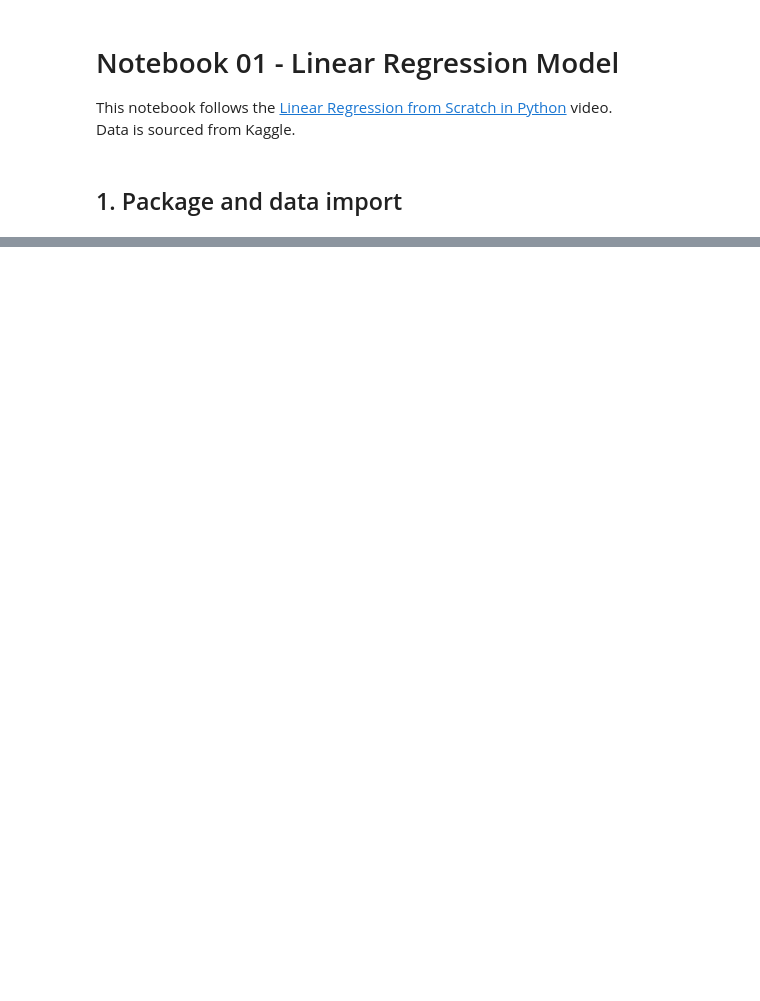
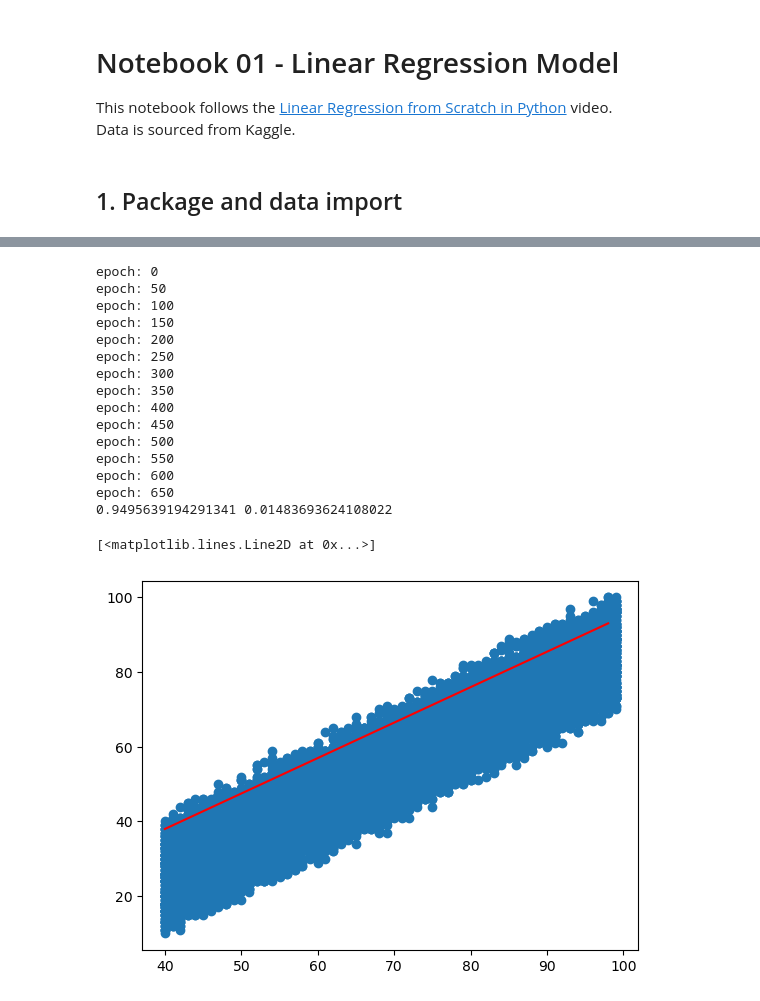
Before and after one commit to KylaYy/first-regression-model, a Jupyter notebook: NB01-DataProcessing.ipynb, the cells around one changed output, grey strips where cells are left out. Cells and saved outputs as stored; diff of their text form; code cells hidden in the pictures; blank space fills up the shorter version.

Commit message:
Set learning rate and epochs

```diff
--- a/NB01-DataProcessing.ipynb
+++ b/NB01-DataProcessing.ipynb
@@ -35,0 +101,37 @@ plt.scatter()
+# %%
+# Defining starting and iteration values
+
+m = 0
+b = 0
+L = 0.003   #'step' size
+epochs = 700   #number of iterations
+
+# best so far: L = 0.005, epochs = 300
+
+for i in range(epochs):
+    if i % 50 == 0:
+        print(f'epoch: {i}')
+    m, b = gradient_descent(m, b, points, L)
+
+print(m, b)
+
+plt.scatter(prev_scores, performance_index)
+plt.plot(list(range(40, 99)), [m * x + b for x in range(40, 99)], color='red')
+# %% [output]
+epoch: 0
+epoch: 50
+epoch: 100
+epoch: 150
+epoch: 200
+epoch: 250
+epoch: 300
+epoch: 350
+epoch: 400
+epoch: 450
+epoch: 500
+epoch: 550
+epoch: 600
+epoch: 650
+0.9495639194291341 0.01483693624108022
+[<matplotlib.lines.Line2D at 0x...>]
+[figure, added]
```
Also changed, not shown: parts of 8 cells of this notebook.
